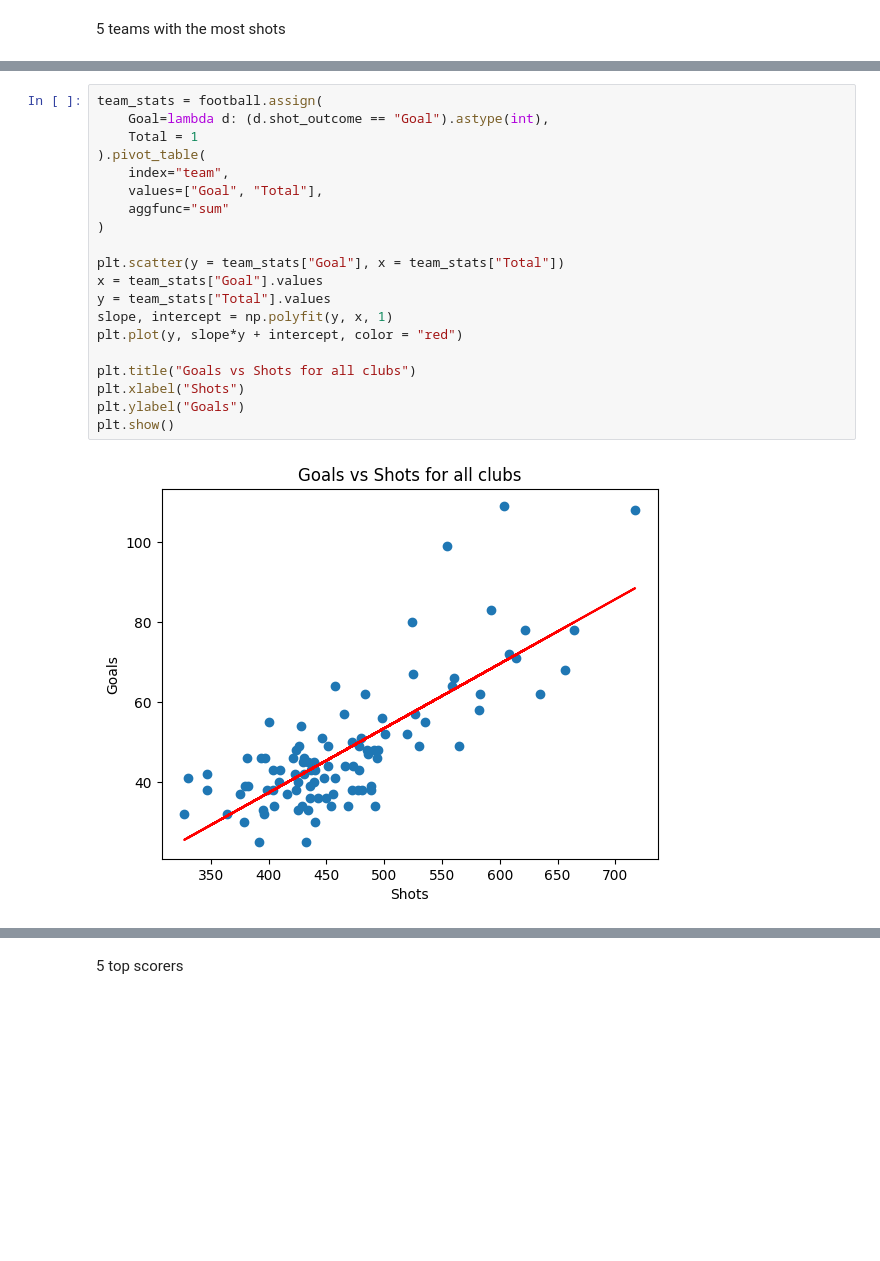
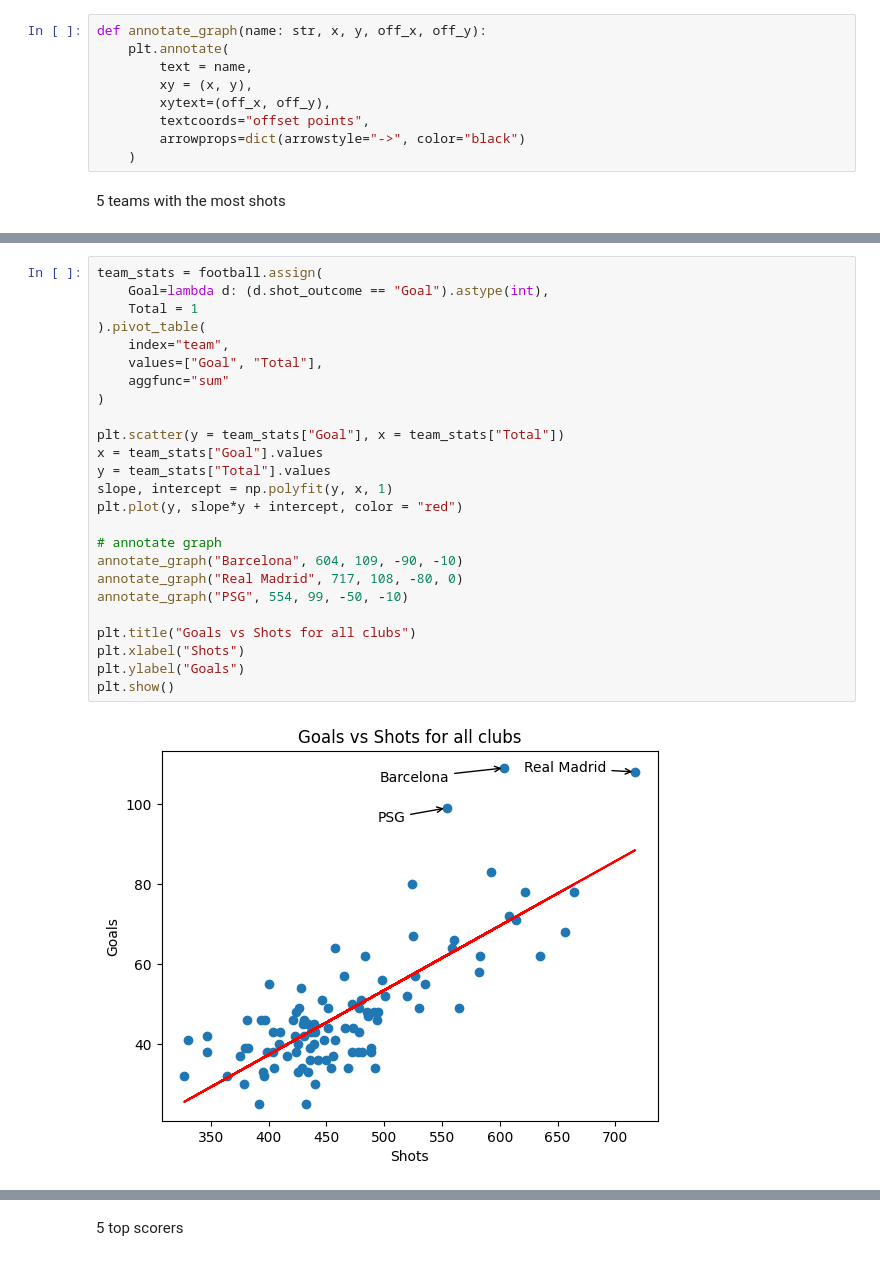
Before and after one commit to kaspar-soukup/expected_goals, a Jupyter notebook: Expected-Goals/notebooks/EDA.ipynb, the cells around one changed output, grey strips where cells are left out. Saved outputs shown, nothing was run; the diff lists cells and outputs as text; blank space fills up the shorter version.

```diff
--- a/Expected-Goals/notebooks/EDA.ipynb
+++ b/Expected-Goals/notebooks/EDA.ipynb
@@ -184,5 +184,14 @@ football["location"][0], football["shot_freeze_frame"][0]
  "[{'location': [115.7, 50.0], 'player': {'id': 3510, 'name': 'Sead Kolašinac'}, 'position': {'id': 6, 'name': 'Left Back'}, 'teammate': False}, {'location': [113.2, 39.3], 'player': {'id': 3502, 'nam ...
 # %% [markdown]
 # Aggregations
+# %%
+def annotate_graph(name: str, x, y, off_x, off_y):
+    plt.annotate(
+        text = name,
+        xy = (x, y),
+        xytext=(off_x, off_y),
+        textcoords="offset points",
+        arrowprops=dict(arrowstyle="->", color="black")
+    )
 # %% [markdown]
 5 teams with the most shots
@@ -189,22 +213,27 @@ football["location"][0], football["shot_freeze_frame"][0]
 # %%
 team_stats = football.assign(
     Goal=lambda d: (d.shot_outcome == "Goal").astype(int),
     Total = 1
 ).pivot_table(
     index="team",
     values=["Goal", "Total"],
     aggfunc="sum"
 )
 
 plt.scatter(y = team_stats["Goal"], x = team_stats["Total"])
 x = team_stats["Goal"].values
 y = team_stats["Total"].values
 slope, intercept = np.polyfit(y, x, 1)
 plt.plot(y, slope*y + intercept, color = "red")
 
+# annotate graph
+annotate_graph("Barcelona", 604, 109, -90, -10)
+annotate_graph("Real Madrid", 717, 108, -80, 0)
+annotate_graph("PSG", 554, 99, -50, -10)
+
 plt.title("Goals vs Shots for all clubs")
 plt.xlabel("Shots")
 plt.ylabel("Goals")
 plt.show()
 # %% [output]
-[figure, old version]
+[figure, new version]
```
Also changed, not shown: parts of 6 cells of this notebook, 1 other file.
